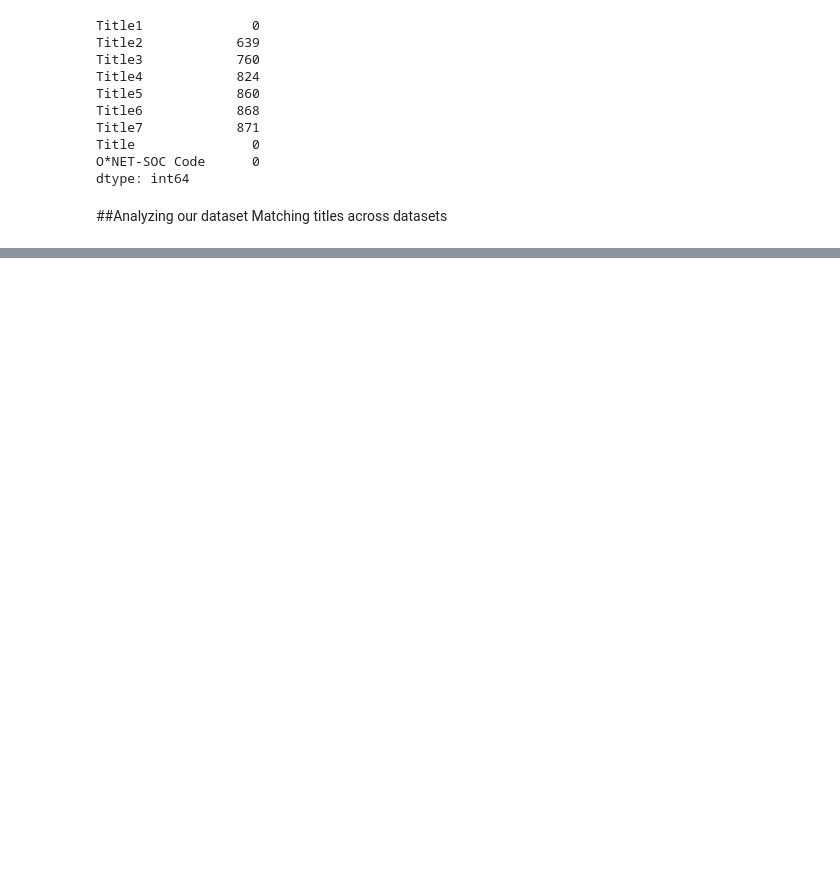
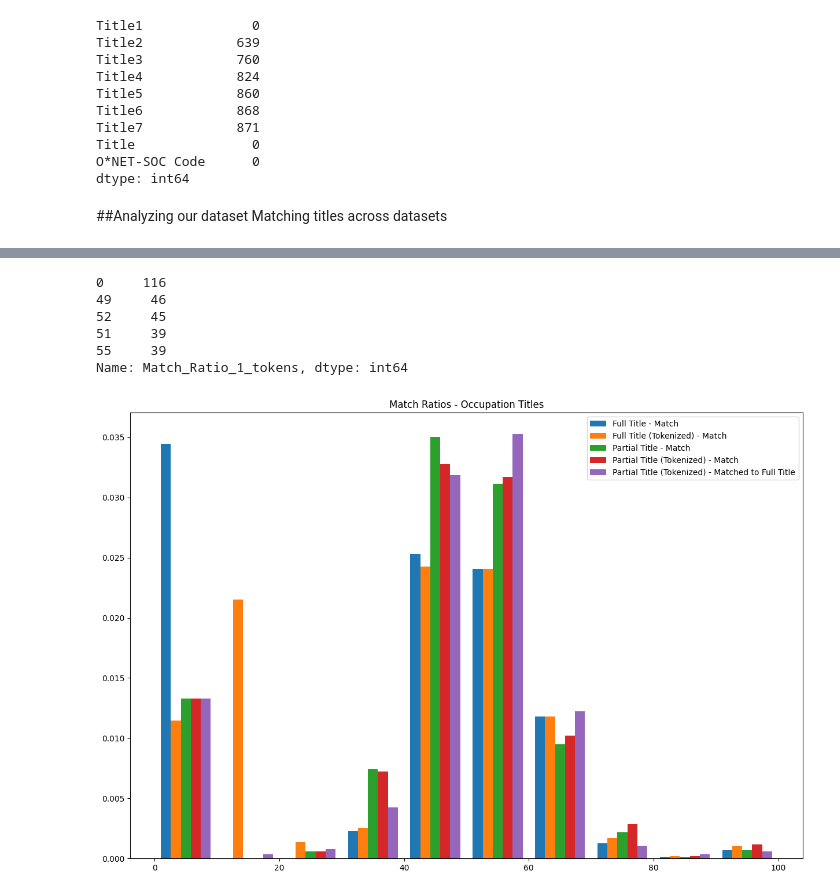
Before and after one commit to polinamin/ai_threat_index, a Jupyter notebook: code/Abilities_Analysis.ipynb, the cells around one changed output, grey strips where cells are left out. Drawn from its saved outputs; the diff is of its cells as text; code cells hidden in the pictures; blank space fills up the shorter version.

```diff
--- a/code/Abilities_Analysis.ipynb
+++ b/code/Abilities_Analysis.ipynb
@@ -488,0 +430,8 @@ Split on "," and "and":
+# %%
+full_dataset_occupations_copy_titles["Match_Column_1_unpacked"] = full_dataset_occupations_copy_titles["Match_Column_1"].apply("|".join)
+# %%
+full_dataset_occupations_copy_titles["Match_Ratio_1"] = full_dataset_occupations_copy_titles.apply(lambda x: fuzz.ratio(x.Match_Column_1_unpacked, x.Title1), axis=1)
+# %%
+full_dataset_occupations_copy_titles["Match_Ratio_1_tokens"]= full_dataset_occupations_copy_titles.apply(lambda x: fuzz.token_sort_ratio(x.Match_Column_1_unpacked, x.Title1), axis=1)
+# %%
+full_dataset_occupations_copy_titles["Match_Ratio_1b_tokens"]= full_dataset_occupations_copy_titles.apply(lambda x: fuzz.token_sort_ratio(x.Match_Column_1_unpacked, x.Title), axis=1)
@@ -488,0 +454,17 @@ Split on "," and "and":
+# %%
+full_dataset_occupations_copy_titles["Match_Ratio_1_tokens"].value_counts(ascending= False).head()
+# %% [output]
+0     116
+49     46
+52     45
+51     39
+55     39
+Name: Match_Ratio_1_tokens, dtype: int64
+# %%
+x = full_dataset_occupations_copy_titles[["Match_Ratio", "Match_Ratio_tokens", "Match_Ratio_1","Match_Ratio_1_tokens","Match_Ratio_1b_tokens"]]
+plt.figure(figsize=(15,10))
+plt.hist(x, density=True, histtype='bar')
+plt.title('Match Ratios - Occupation Titles')
+plt.legend(["Full Title - Match", "Full Title (Tokenized) - Match","Partial Title - Match", "Partial Title (Tokenized) - Match", "Partial Title (Tokenized) - Matched to Full Title"], loc ="upper right", fontsize = '10');
+# %% [output]
+[figure, added]
```
Also changed, not shown: parts of 92 cells of this notebook.
